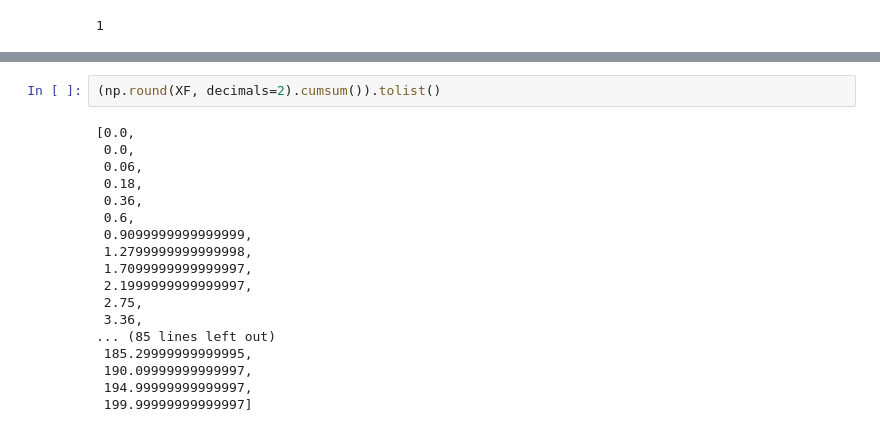
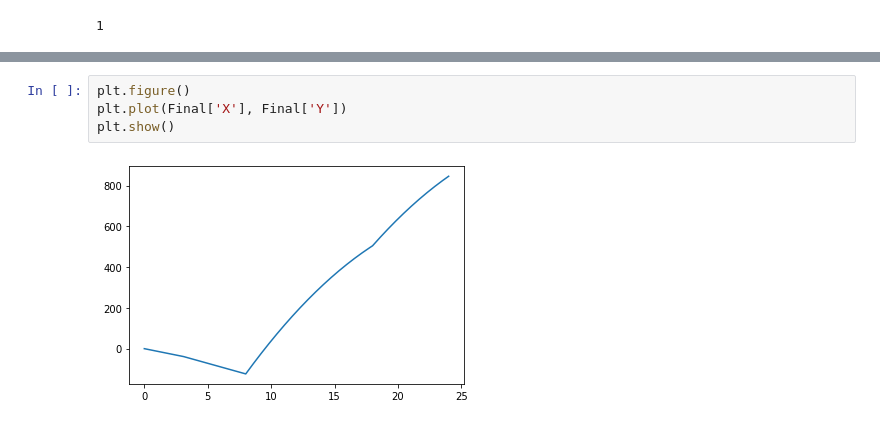
Before and after one commit to mcuscagua/Analisis_Estructural, a Jupyter notebook: Calculadora de Vigas 2.ipynb, the cells around one changed output, grey strips where cells are left out. Drawn from its saved outputs; the diff is of its cells as text.

```diff
--- a/Calculadora de Vigas 2.ipynb
+++ b/Calculadora de Vigas 2.ipynb
@@ -259,20 +259,6 @@ Final
-# %%
-(np.round(XF, decimals=2).cumsum()).tolist()
-# %% [output]
-[0.0,
- 0.0,
- 0.06,
- 0.18,
- 0.36,
- 0.6,
- 0.9099999999999999,
- 1.2799999999999998,
- 1.7099999999999997,
- 2.1999999999999997,
- 2.75,
- 3.36,
-... (85 lines left out)
- 185.29999999999995,
- 190.09999999999997,
- 194.99999999999997,
- 199.99999999999997]
+# %%
+plt.figure()
+plt.plot(Final['X'], Final['Y'])
+plt.show()
+# %% [output]
+[figure, added]
```
Also changed, not shown: parts of 2 cells of this notebook, 1 other file.
